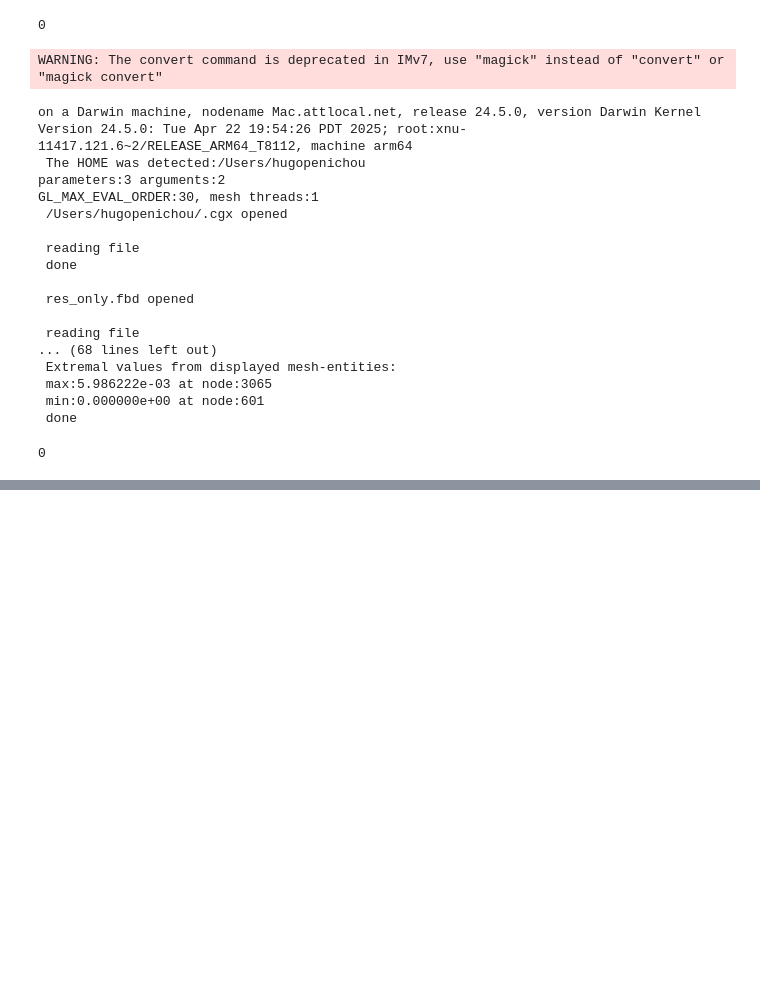
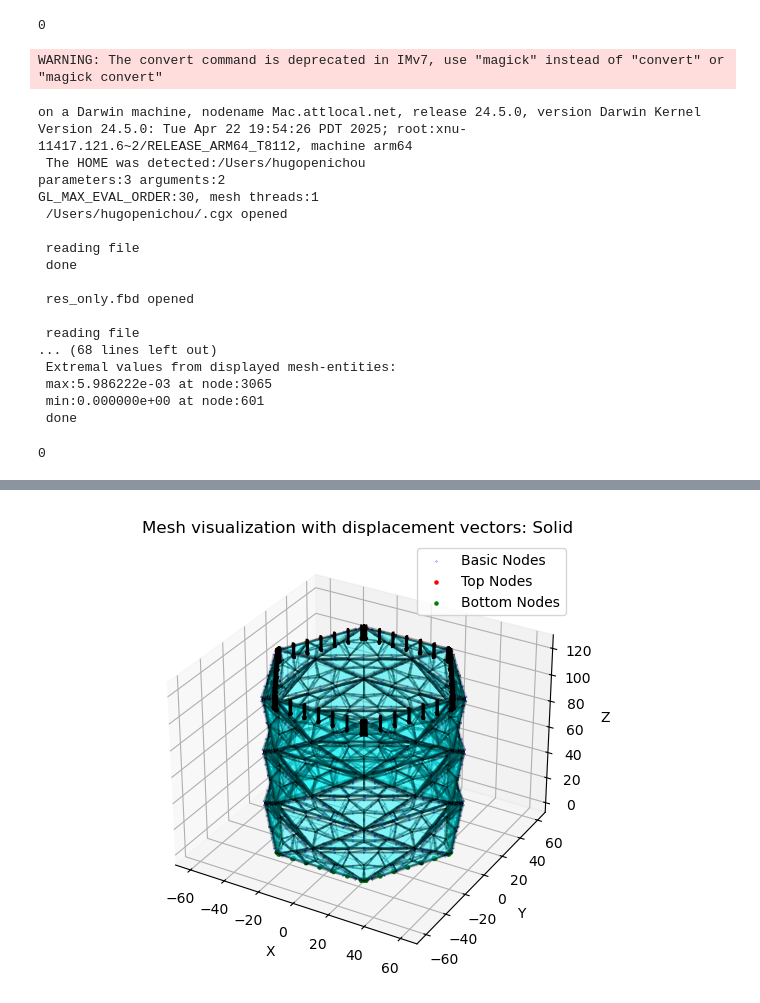
Before and after one commit to hugo-peni/ORIGAMI-STUDIO, a Jupyter notebook: FEA/FEA_ORIGAMI/prototype.ipynb, the cells around one changed output, grey strips where cells are left out. Cells and saved outputs as stored; diff of their text form; code cells hidden in the pictures; blank space fills up the shorter version.

```diff
--- a/FEA/FEA_ORIGAMI/prototype.ipynb
+++ b/FEA/FEA_ORIGAMI/prototype.ipynb
@@ -341,0 +512,65 @@ GL_MAX_EVAL_ORDER:30, mesh threads:1
+# %%
+# =======================
+# --- PLOTTING ---
+# =======================
+
+fig = plt.figure()
+ax = fig.add_subplot(111, projection='3d')
+
+displacement_magnitude = -1 ;
+
+# Scatter plot nodes
+basic_nodes = np.array([v for k,v in node_coords.items() if k not in group_top and k not in group_bottom])
+top_nodes = np.array(list(group_top.values()))
+bottom_nodes = np.array(list(group_bottom.values()))
+
+if plot_nodes and len(basic_nodes)>0:
+    ax.scatter(basic_nodes[:,0], basic_nodes[:,1], basic_nodes[:,2], c='blue', s=0.05, label='Basic Nodes')
+if len(top_nodes)>0:
+    ax.scatter(top_nodes[:,0], top_nodes[:,1], top_nodes[:,2], c='red', s=5, label='Top Nodes')
+if len(bottom_nodes)>0:
+    ax.scatter(bottom_nodes[:,0], bottom_nodes[:,1], bottom_nodes[:,2], c='green', s=5, label='Bottom Nodes')
+
+# Plot faces (nearly transparent)
+if plot_faces:
+    elem_type = "C3D10" if is_solid else ("S8R" if len(elements[0])==8 else "CPS6")
+    faces = regroup_faces(elements, node_coords, elem_type)
+    poly = Poly3DCollection(faces, alpha=0.05, edgecolor='k', facecolor='cyan')
+    ax.add_collection3d(poly)
+
+
+
+# Compute Z-span for scaling the arrow length
+all_nodes = np.array(list(node_coords.values()))
+z_span = all_nodes[:, 2].max() - all_nodes[:, 2].min()
+arrow_length = 0.1 * z_span  # 10% of total Z length
+
+# Small offset above top nodes (e.g., 20% of arrow length)
+offset_above = 0.2 * arrow_length
+
+if len(top_nodes) > 0:
+    # Start points slightly above the top nodes
+    start_points = top_nodes.copy()
+    start_points[:, 2] += offset_above
+
+    # Arrow points downward to the node
+    U = np.zeros(len(top_nodes))                     # X component
+    V = np.zeros(len(top_nodes))                     # Y component
+    W = np.full(len(top_nodes), -arrow_length)       # Z component negative (downward)
+
+    ax.quiver(
+        start_points[:, 0], start_points[:, 1], start_points[:, 2],  # arrow starts above the node
+        U, V, W,  # vector components
+        color='black', length=1.0, normalize=False,
+        arrow_length_ratio=0.2
+    )
+
+# Formatting
+ax.set_title(f"Mesh visualization with displacement vectors: {'Solid' if is_solid else 'Shell'}")
+ax.set_xlabel("X"); ax.set_ylabel("Y"); ax.set_zlabel("Z")
+ax.legend()
+set_axes_equal(ax)
+plt.tight_layout()
+plt.show()
+# %% [output]
+[figure, added]
```
Also changed, not shown: parts of 2 cells of this notebook, 16 other files.
